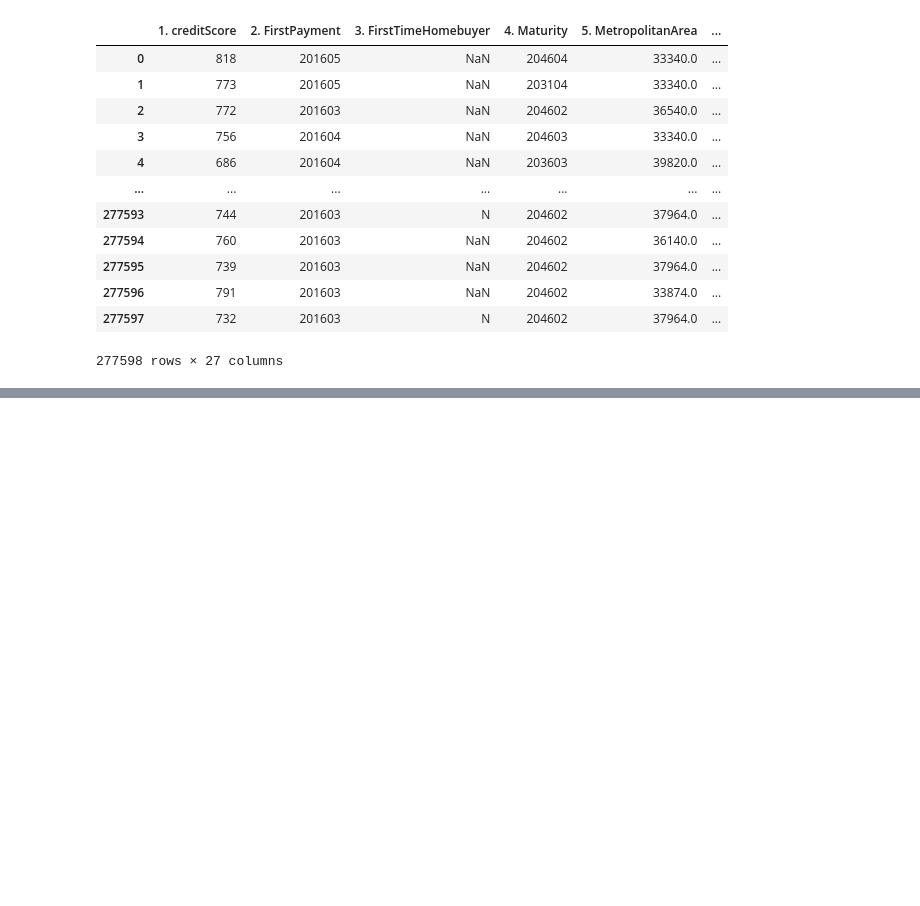
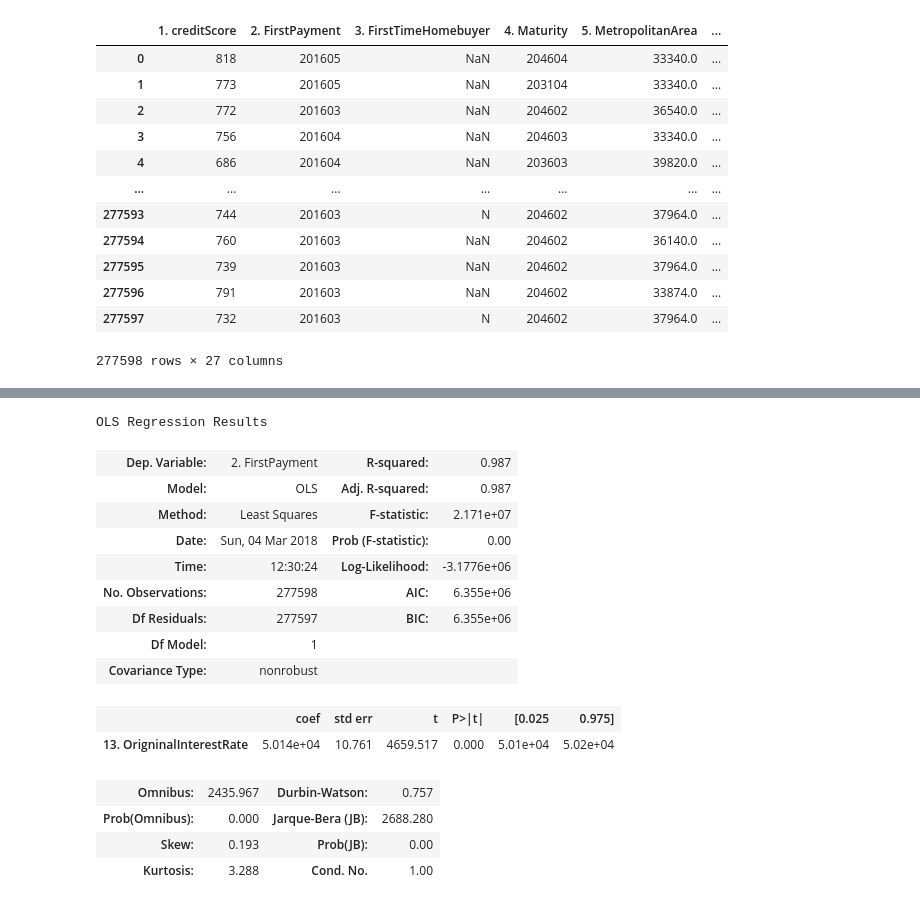
Before and after one commit to mmoghadam1/csci4502-project, a Jupyter notebook: LoadData.ipynb, the cells around one changed output, grey strips where cells are left out. Drawn from its saved outputs; the diff is of its cells as text; code cells hidden in the pictures; blank space fills up the shorter version.

Commit message:
Load Data & Perform Linear Regression

```diff
--- a/LoadData.ipynb
+++ b/LoadData.ipynb
@@ -1,13 +1,14 @@
 # %%
 import numpy as np
 import pandas as pd
+import statsmodels.api as sm
 
 df1 = pd.read_csv('/Users/Maxim/Desktop/Data_Mining/Project/Data/historical_data1_Q12016.txt', low_memory=False, sep="|", header=None, \
                   names=['1. creditScore', '2. FirstPayment', '3. FirstTimeHomebuyer', '4. Maturity', '5. MetropolitanArea', '6. MorgageInsurancePercentage', '7. HouseUnits', '8. OccupancyStatus', '9. CombinedLoanToValue','10. DebtToIncome', '11. UPB', '12. OriginalLoanToValue', '13. OrigninalInterestRate', '14. Channel', '15. PrepaymentPenaltyMorgageFlag', '16. ProductType', '17. PropertyState', '18. PropertyType', '19. ZipCode', '20. LoanSequenceNo', '21. LoanPurpose', '22. OriginalLoanTerm', '23. NumberOfBorrowers', '24. SellerName', '25. ServiceName', '26. SuperConformFlag', '27. preHARPP'])
                   # dtypes={'1. creditScore': np.int})
 df1.replace('',np.NaN)
 df1.replace('NaN',np.NaN)
-display(df.dtypes)
+display(df1.dtypes)
 with pd.option_context('display.max_rows', 10, 'display.max_columns', None):
     display(df1)
 # %% [output]
@@ -79,3 +80,36 @@ dtype: object
 | 4188205 | F116Q1282245 | 201706 | 305250.00 | 0 | 14 | ... |
 | 4188206 | F116Q1282246 | 201706 | 259608.23 | 0 | 16 | ... |
 4188207 rows × 23 columns
+# %%
+attributeDept = '2. FirstPayment'
+attributeInDept = '13. OrigninalInterestRate'
+y = df1[attributeDept]
+X = df1[attributeInDept]
+
+y = np.squeeze(y)
+X = np.squeeze(X)
+
+
+model = sm.OLS(y, X, missing ='drop')
+type(model)
+results = model.fit()
+type(results)
+display(results.summary())
+# predictions = model.predict(X)
+# %% [output]
+OLS Regression Results
+| Dep. Variable: | 2. FirstPayment | R-squared: | 0.987 |
+| Model: | OLS | Adj. R-squared: | 0.987 |
+| Method: | Least Squares | F-statistic: | 2.171e+07 |
+| Date: | Sun, 04 Mar 2018 | Prob (F-statistic): | 0.00 |
+| Time: | 12:30:24 | Log-Likelihood: | -3.1776e+06 |
+| No. Observations: | 277598 | AIC: | 6.355e+06 |
+| Df Residuals: | 277597 | BIC: | 6.355e+06 |
+| Df Model: | 1 |  |  |
+| Covariance Type: | nonrobust |  |  |
+|  | coef | std err | t | P>|t| | [0.025 | 0.975] |
+| 13. OrigninalInterestRate | 5.014e+04 | 10.761 | 4659.517 | 0.000 | 5.01e+04 | 5.02e+04 |
+| Omnibus: | 2435.967 | Durbin-Watson: | 0.757 |
+| Prob(Omnibus): | 0.000 | Jarque-Bera (JB): | 2688.280 |
+| Skew: | 0.193 | Prob(JB): | 0.00 |
+| Kurtosis: | 3.288 | Cond. No. | 1.00 |
```
Also changed, not shown: parts of 1 cell of this notebook.
